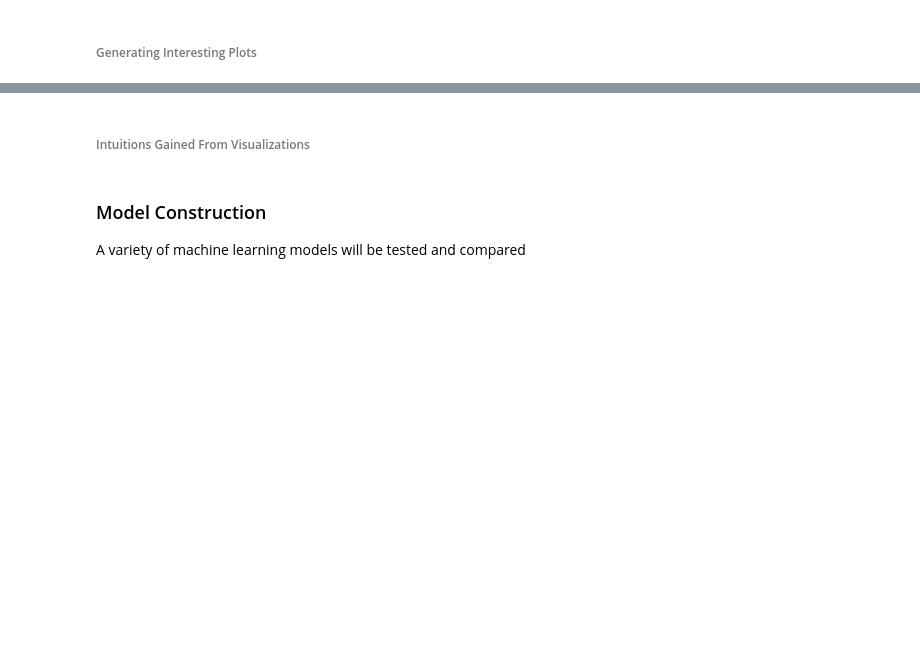
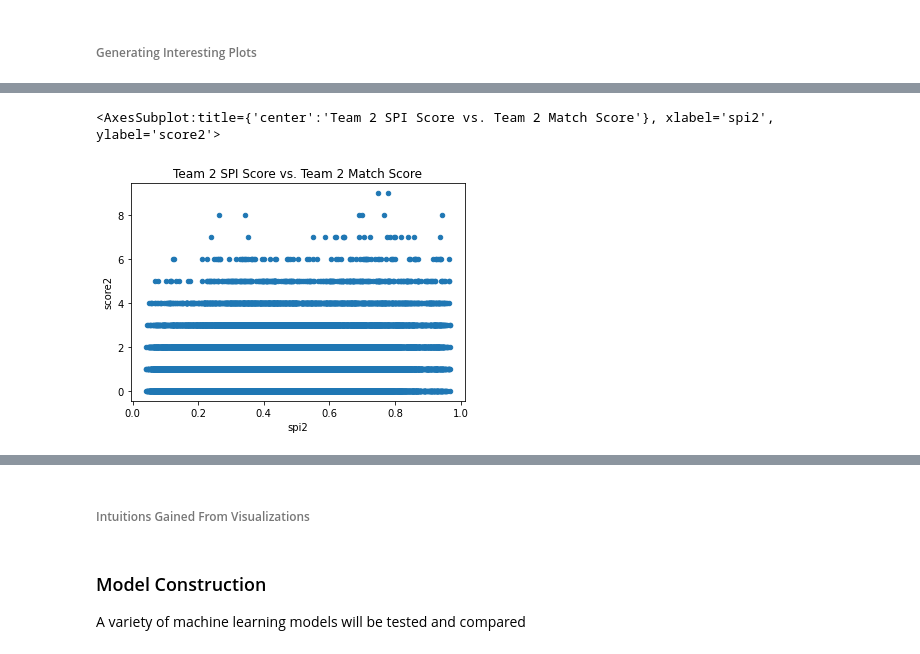
Before and after one commit to benjaminwyss/EECS731MajorLeagues, a Jupyter notebook: notebooks/1.0-brw-data-exploration-and-modeling.ipynb, the cells around one changed output, grey strips where cells are left out. Drawn from its saved outputs; the diff is of its cells as text; code cells hidden in the pictures; blank space fills up the shorter version.

```diff
--- a/notebooks/1.0-brw-data-exploration-and-modeling.ipynb
+++ b/notebooks/1.0-brw-data-exploration-and-modeling.ipynb
@@ -112,0 +207,5 @@ df.corr()
+# %%
+df.plot.scatter(x='spi2', y='score2', title='Team 2 SPI Score vs. Team 2 Match Score')
+# %% [output]
+<AxesSubplot:title={'center':'Team 2 SPI Score vs. Team 2 Match Score'}, xlabel='spi2', ylabel='score2'>
+[figure, added]
```
Also changed, not shown: parts of 22 cells of this notebook.
